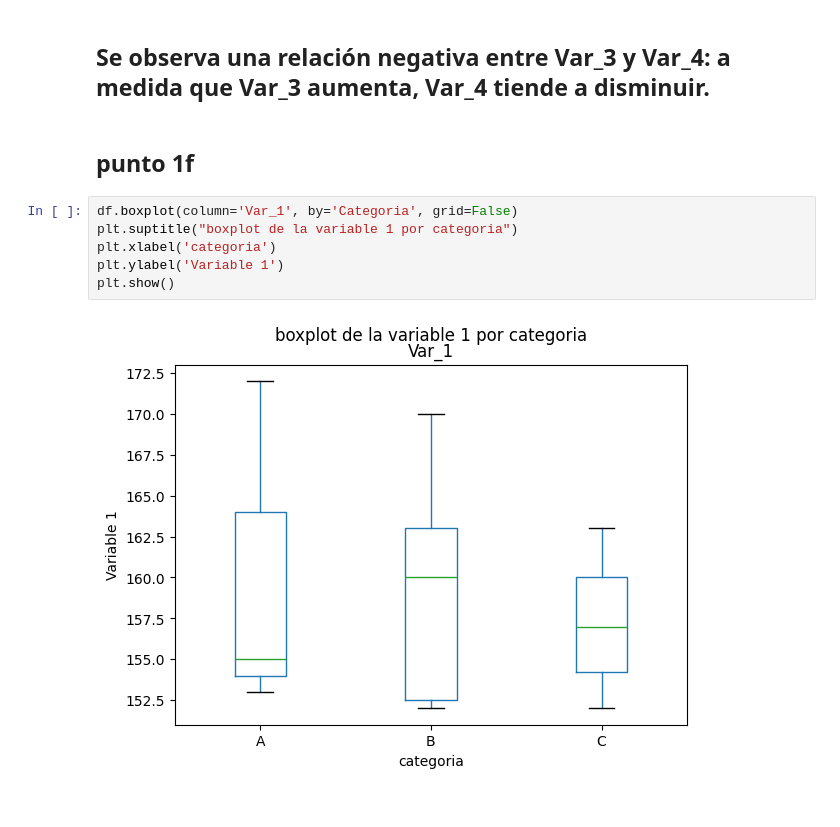
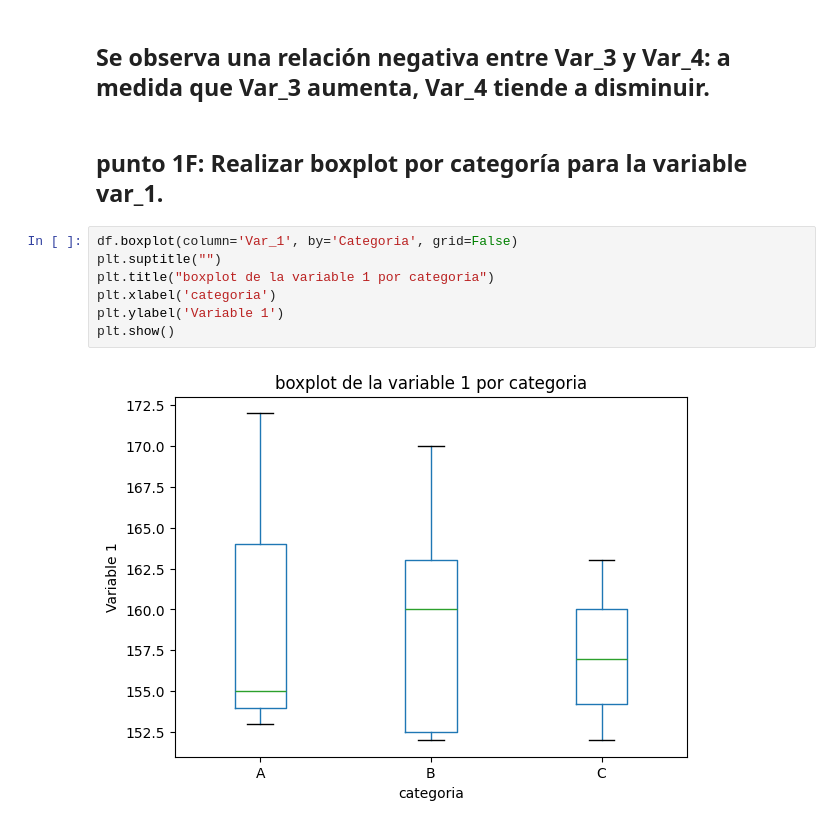
Before and after one commit to santinoferra/uade-ciencia-de-datos, a Jupyter notebook: clase_tp.ipynb, the cells around one changed output. Saved outputs shown, nothing was run; the diff lists cells and outputs as text.

```diff
--- a/clase_tp.ipynb
+++ b/clase_tp.ipynb
@@ -101,12 +117,13 @@ plt.show()
 # %% [markdown]
 ## Se observa una relación negativa entre Var_3 y Var_4: a medida que Var_3 aumenta, Var_4 tiende a disminuir.
 # %% [markdown]
-## punto 1f
+## punto 1F:  Realizar boxplot por categoría para la variable var_1.
 # %%
 df.boxplot(column='Var_1', by='Categoria', grid=False)
-plt.suptitle("boxplot de la variable 1 por categoria")
+plt.suptitle("")
+plt.title("boxplot de la variable 1 por categoria")
 plt.xlabel('categoria')
 plt.ylabel('Variable 1')
 plt.show()
 # %% [output]
-[figure, old version]
+[figure, new version]
```
Also changed, not shown: parts of 8 cells of this notebook.
